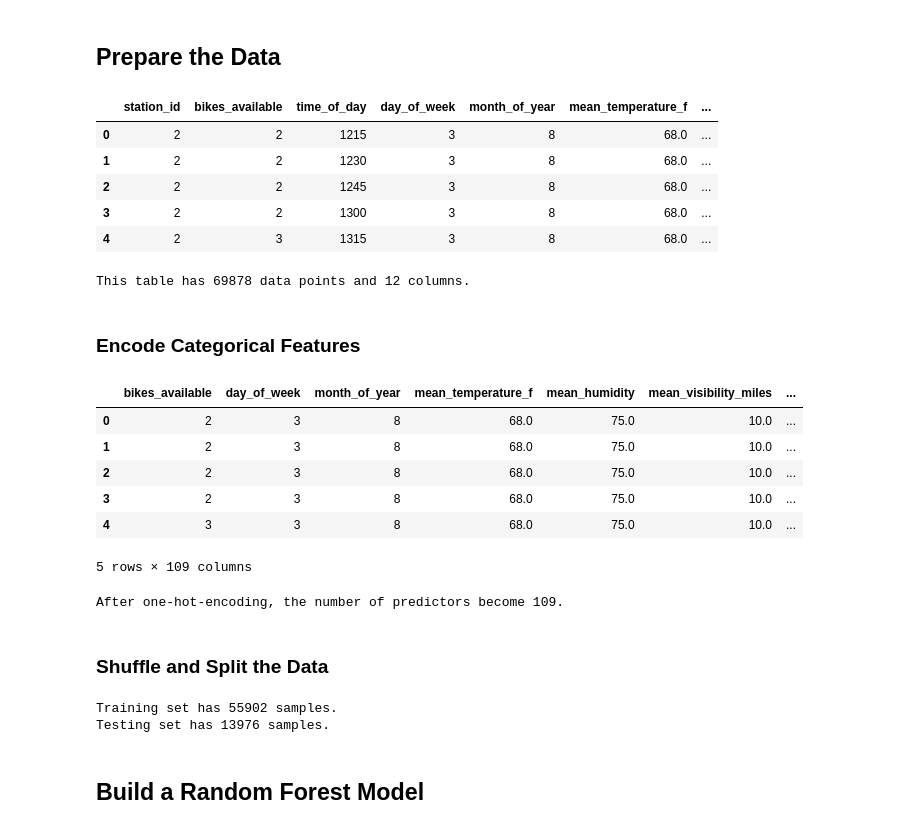
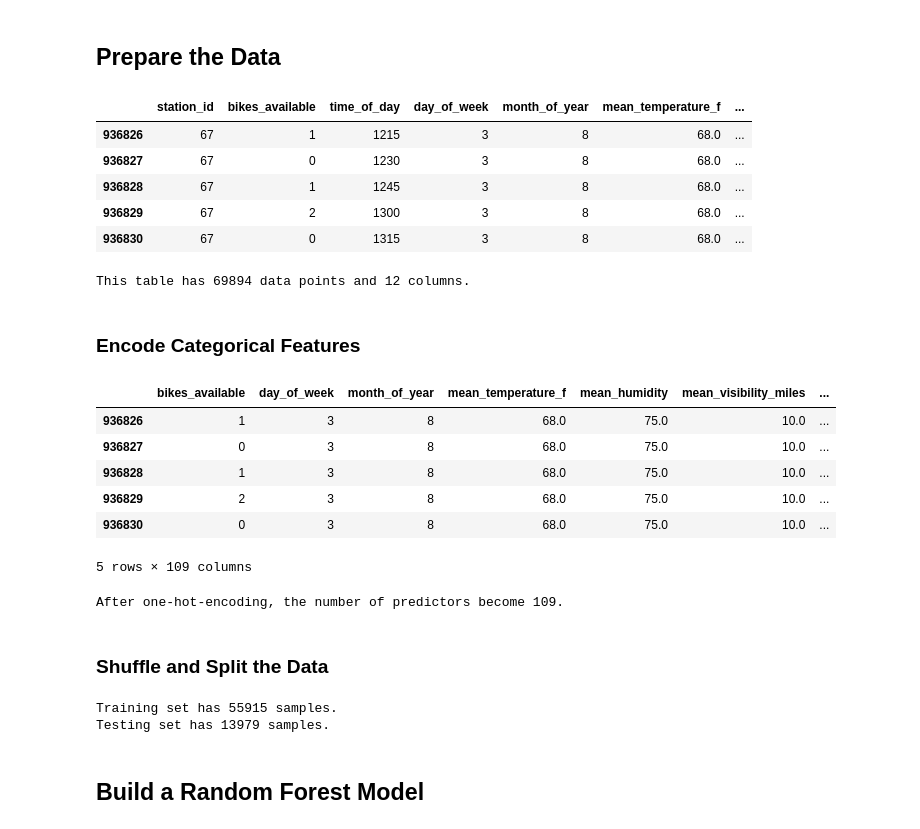
Before and after one commit to MuhammadVT/bike_sharing, a Jupyter notebook: predict_bikes_available/Predict_Bike_Availability_using_Tree_Based_Models.ipynb, the cells around one changed output. Saved outputs shown, nothing was run; the diff lists cells and outputs as text; code cells hidden in the pictures.

Commit message:
some testing

```diff
--- a/predict_bikes_available/Predict_Bike_Availability_using_Tree_Based_Models.ipynb
+++ b/predict_bikes_available/Predict_Bike_Availability_using_Tree_Based_Models.ipynb
@@ -26,27 +26,27 @@ plt.style.use("ggplot")
 # %%
 # build a custom object for station_id = 2
 #nrows = 10002; station_ids = [2]
-nrows = None; station_ids = [2]
+nrows = None; station_ids = [67]
 obj = prepare_data_for_ML(status_data_path="../data/status_time_res_15min.csv",
                           weather_data_path="../data/weather_fixed.csv",
                           nrows=nrows, station_ids=station_ids)
 
 # prepare the data for Random Forestb
 df = obj.prepare_data_for_RF()
 
 # display the data
 display(df.head())
 
 # show the number of rows and columns
 print("This table has {npnts} data points and {col} columns.".format(npnts=df.shape[0], col=df.shape[1]))
 # %% [output]
 |  | station_id | bikes_available | time_of_day | day_of_week | month_of_year | mean_temperature_f | ... |
-| 0 | 2 | 2 | 1215 | 3 | 8 | 68.0 | ... |
-| 1 | 2 | 2 | 1230 | 3 | 8 | 68.0 | ... |
-| 2 | 2 | 2 | 1245 | 3 | 8 | 68.0 | ... |
-| 3 | 2 | 2 | 1300 | 3 | 8 | 68.0 | ... |
-| 4 | 2 | 3 | 1315 | 3 | 8 | 68.0 | ... |
+| 936826 | 67 | 1 | 1215 | 3 | 8 | 68.0 | ... |
+| 936827 | 67 | 0 | 1230 | 3 | 8 | 68.0 | ... |
+| 936828 | 67 | 1 | 1245 | 3 | 8 | 68.0 | ... |
+| 936829 | 67 | 2 | 1300 | 3 | 8 | 68.0 | ... |
+| 936830 | 67 | 0 | 1315 | 3 | 8 | 68.0 | ... |
-This table has 69878 data points and 12 columns.
+This table has 69894 data points and 12 columns.
 # %% [markdown]
 ### Encode Categorical Features
 # %%
@@ -63,11 +63,11 @@ display(predictors.head())
 print("After one-hot-encoding, the number of predictors become {col}.".format(col=predictors.shape[1]))
 # %% [output]
 |  | bikes_available | day_of_week | month_of_year | mean_temperature_f | mean_humidity | mean_visibility_miles | ... |
-| 0 | 2 | 3 | 8 | 68.0 | 75.0 | 10.0 | ... |
-| 1 | 2 | 3 | 8 | 68.0 | 75.0 | 10.0 | ... |
-| 2 | 2 | 3 | 8 | 68.0 | 75.0 | 10.0 | ... |
-| 3 | 2 | 3 | 8 | 68.0 | 75.0 | 10.0 | ... |
-| 4 | 3 | 3 | 8 | 68.0 | 75.0 | 10.0 | ... |
+| 936826 | 1 | 3 | 8 | 68.0 | 75.0 | 10.0 | ... |
+| 936827 | 0 | 3 | 8 | 68.0 | 75.0 | 10.0 | ... |
+| 936828 | 1 | 3 | 8 | 68.0 | 75.0 | 10.0 | ... |
+| 936829 | 2 | 3 | 8 | 68.0 | 75.0 | 10.0 | ... |
+| 936830 | 0 | 3 | 8 | 68.0 | 75.0 | 10.0 | ... |
 5 rows × 109 columns
 After one-hot-encoding, the number of predictors become 109.
 # %% [markdown]
@@ -86,8 +86,8 @@ y_test = np.ravel(y_test)
 print "Training set has {} samples.".format(X_train.shape[0])
 print "Testing set has {} samples.".format(X_test.shape[0])
 # %% [output]
-Training set has 55902 samples.
-Testing set has 13976 samples.
+Training set has 55915 samples.
+Testing set has 13979 samples.
 # %% [markdown]
 ## Build a Random Forest Model
 # %% [markdown]
```
Also changed, not shown: parts of 4 cells of this notebook, 1 other file.
